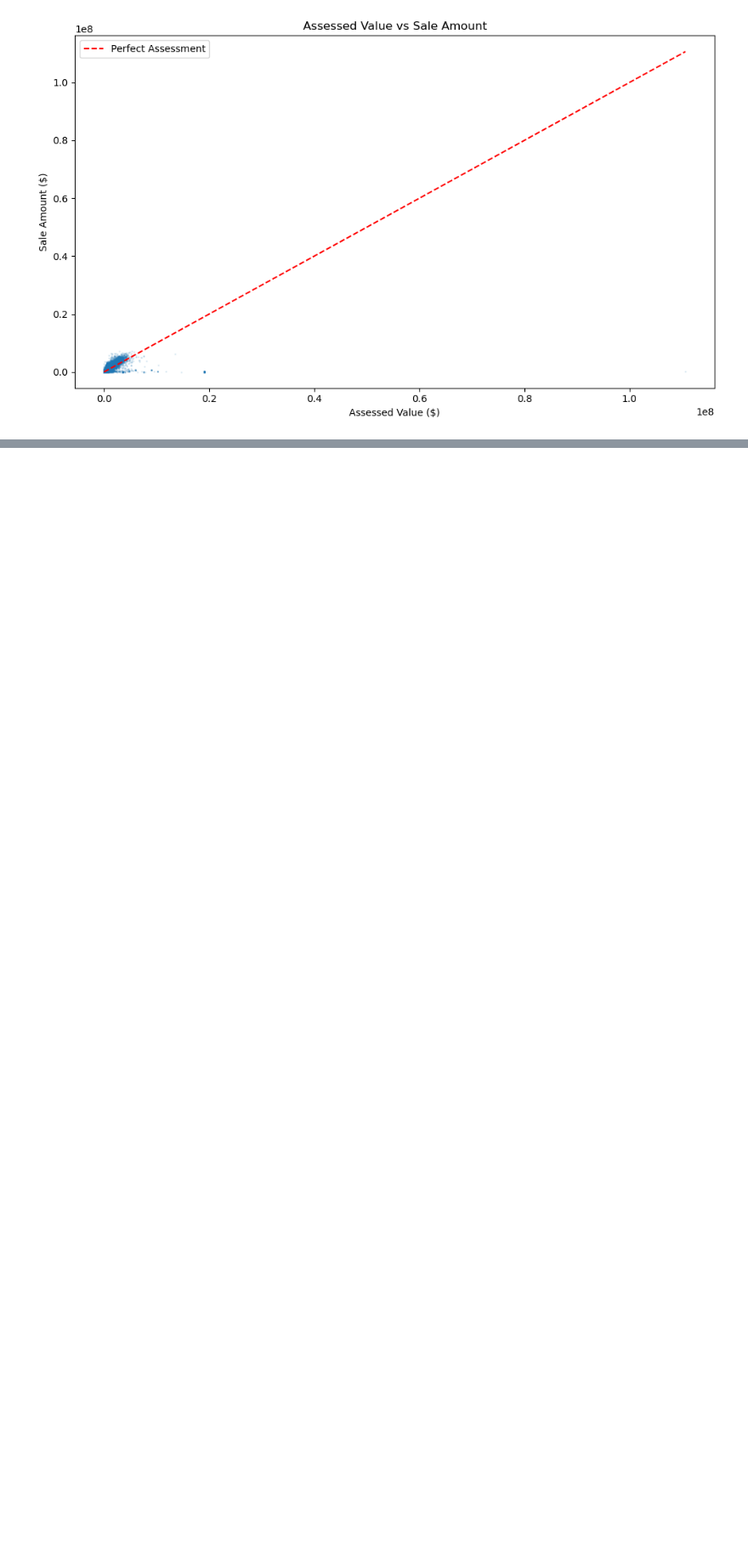
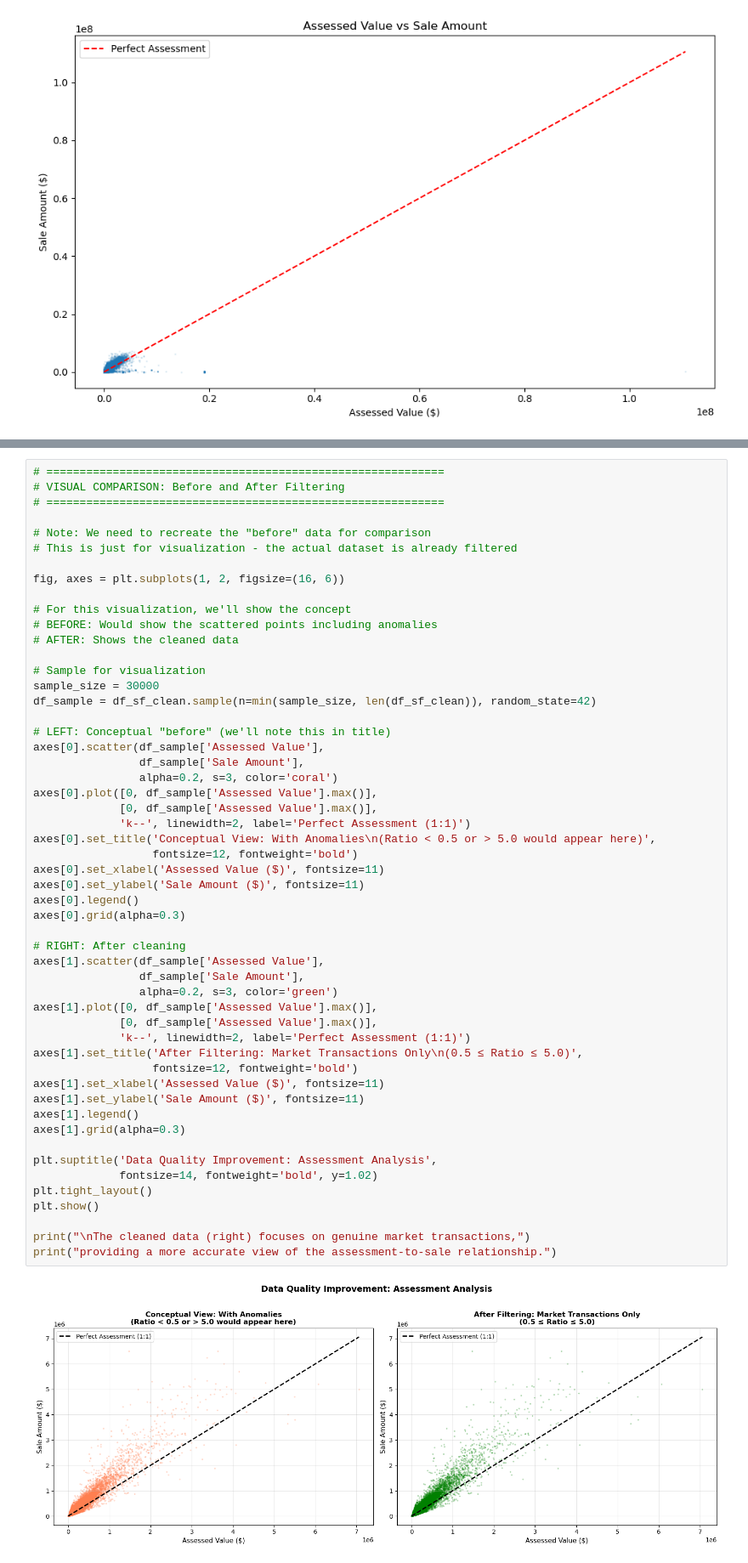
Before and after one commit to shotarooya/Udacity-Capstone1, a Jupyter notebook: data_workflow.ipynb, the cells around one changed output, grey strips where cells are left out. Shown at 85% size. Cells and saved outputs as stored; diff of their text form; blank space fills up the shorter version.

```diff
--- a/data_workflow.ipynb
+++ b/data_workflow.ipynb
@@ -848,0 +1329,55 @@ plt.show()
+# %%
+# ============================================================
+# VISUAL COMPARISON: Before and After Filtering
+# ============================================================
+
+# Note: We need to recreate the "before" data for comparison
+# This is just for visualization - the actual dataset is already filtered
+
+fig, axes = plt.subplots(1, 2, figsize=(16, 6))
+
+# For this visualization, we'll show the concept
+# BEFORE: Would show the scattered points including anomalies
+# AFTER: Shows the cleaned data
+
+# Sample for visualization
+sample_size = 30000
+df_sample = df_sf_clean.sample(n=min(sample_size, len(df_sf_clean)), random_state=42)
+
+# LEFT: Conceptual "before" (we'll note this in title)
+axes[0].scatter(df_sample['Assessed Value'],
+                df_sample['Sale Amount'],
+                alpha=0.2, s=3, color='coral')
+axes[0].plot([0, df_sample['Assessed Value'].max()],
+             [0, df_sample['Assessed Value'].max()],
+             'k--', linewidth=2, label='Perfect Assessment (1:1)')
+axes[0].set_title('Conceptual View: With Anomalies\n(Ratio < 0.5 or > 5.0 would appear here)',
+                  fontsize=12, fontweight='bold')
+axes[0].set_xlabel('Assessed Value ($)', fontsize=11)
+axes[0].set_ylabel('Sale Amount ($)', fontsize=11)
+axes[0].legend()
+axes[0].grid(alpha=0.3)
+
+# RIGHT: After cleaning
+axes[1].scatter(df_sample['Assessed Value'],
+                df_sample['Sale Amount'],
+                alpha=0.2, s=3, color='green')
+axes[1].plot([0, df_sample['Assessed Value'].max()],
+             [0, df_sample['Assessed Value'].max()],
+             'k--', linewidth=2, label='Perfect Assessment (1:1)')
+axes[1].set_title('After Filtering: Market Transactions Only\n(0.5 ≤ Ratio ≤ 5.0)',
+                  fontsize=12, fontweight='bold')
+axes[1].set_xlabel('Assessed Value ($)', fontsize=11)
+axes[1].set_ylabel('Sale Amount ($)', fontsize=11)
+axes[1].legend()
+axes[1].grid(alpha=0.3)
+
+plt.suptitle('Data Quality Improvement: Assessment Analysis',
+             fontsize=14, fontweight='bold', y=1.02)
+plt.tight_layout()
+plt.show()
+
+print("\nThe cleaned data (right) focuses on genuine market transactions,")
+print("providing a more accurate view of the assessment-to-sale relationship.")
+# %% [output]
+[figure, added]
```
Also changed, not shown: parts of 24 cells of this notebook, 1 other file.
